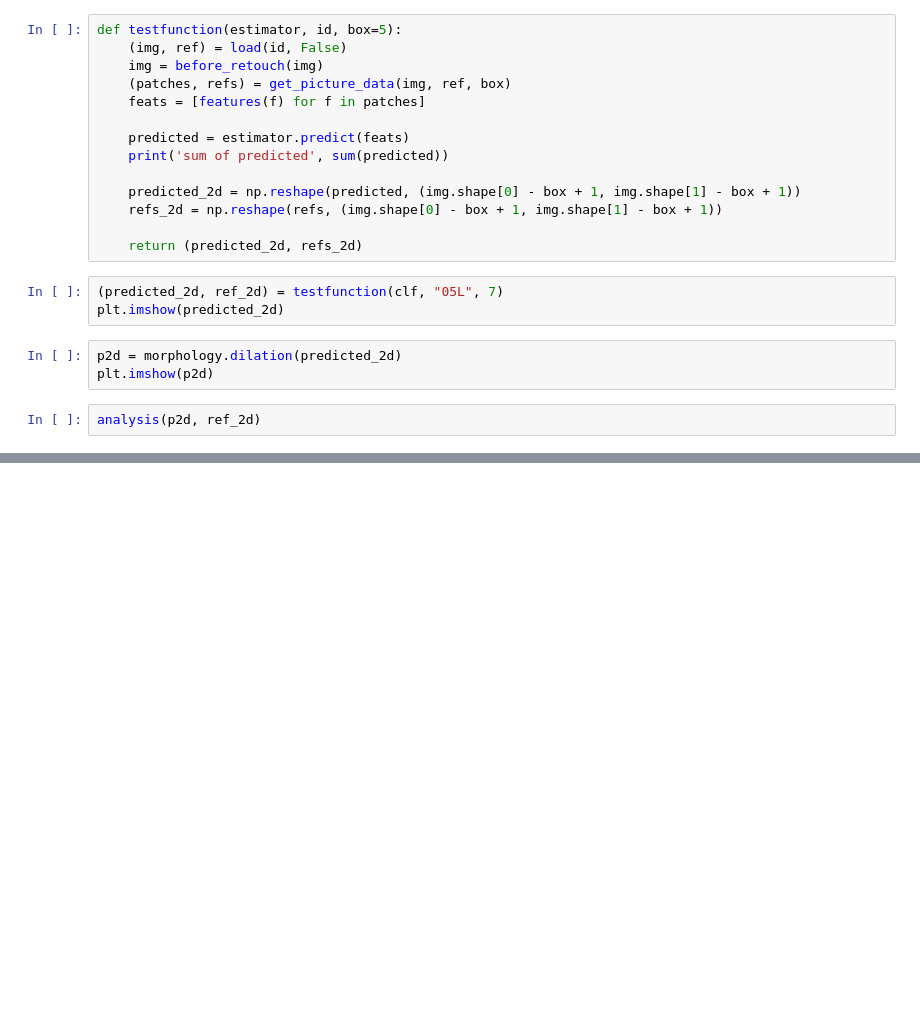
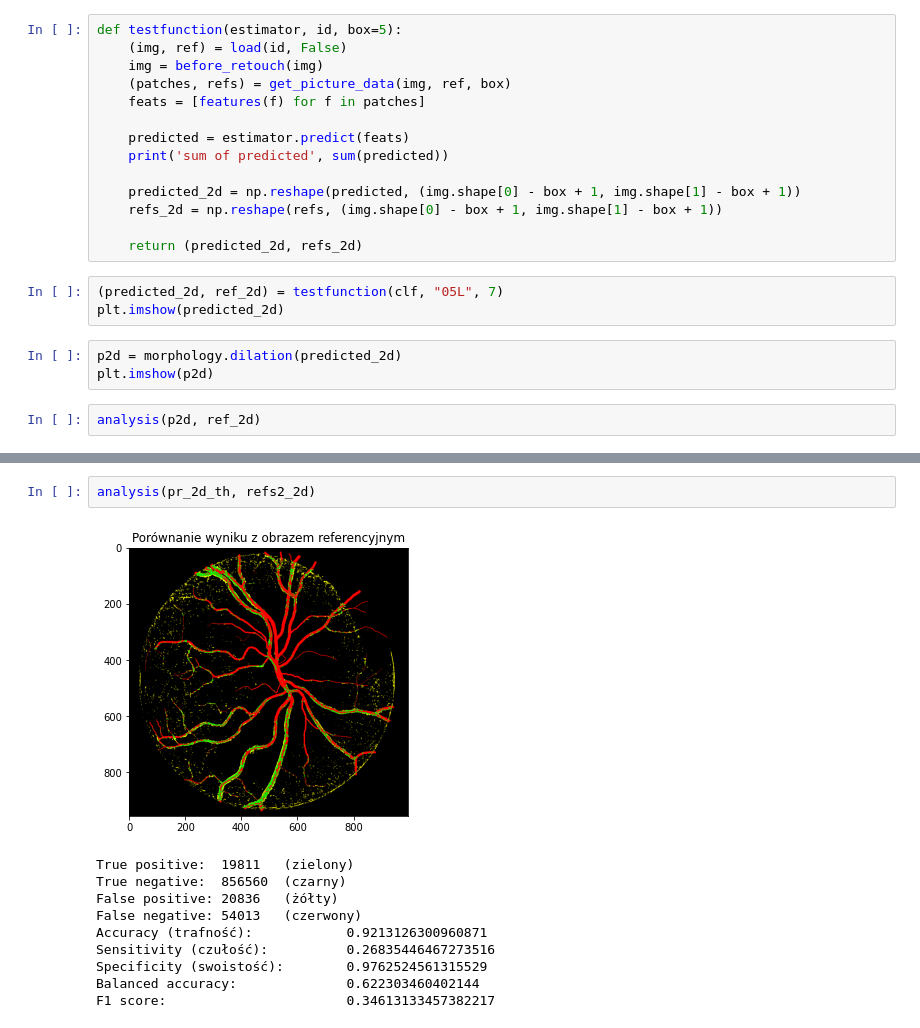
Before and after one commit to clmrv/tomograf, a Jupyter notebook: dnooka/dnooka.ipynb, the cells around one changed output, grey strips where cells are left out. Cells and saved outputs as stored; diff of their text form; blank space fills up the shorter version.

```diff
--- a/dnooka/dnooka.ipynb
+++ b/dnooka/dnooka.ipynb
@@ -258,0 +366,13 @@ analysis(p2d, ref_2d)
+# %%
+analysis(pr_2d_th, refs2_2d)
+# %% [output]
+[figure, added]
+True positive:  19811   (zielony)
+True negative:  856560  (czarny)
+False positive: 20836   (żółty)
+False negative: 54013   (czerwony)
+Accuracy (trafność):            0.9213126300960871
+Sensitivity (czułość):          0.26835446467273516
+Specificity (swoistość):        0.9762524561315529
+Balanced accuracy:              0.622303460402144
+F1 score:                       0.34613133457382217
```
Also changed, not shown: parts of 24 cells of this notebook.
